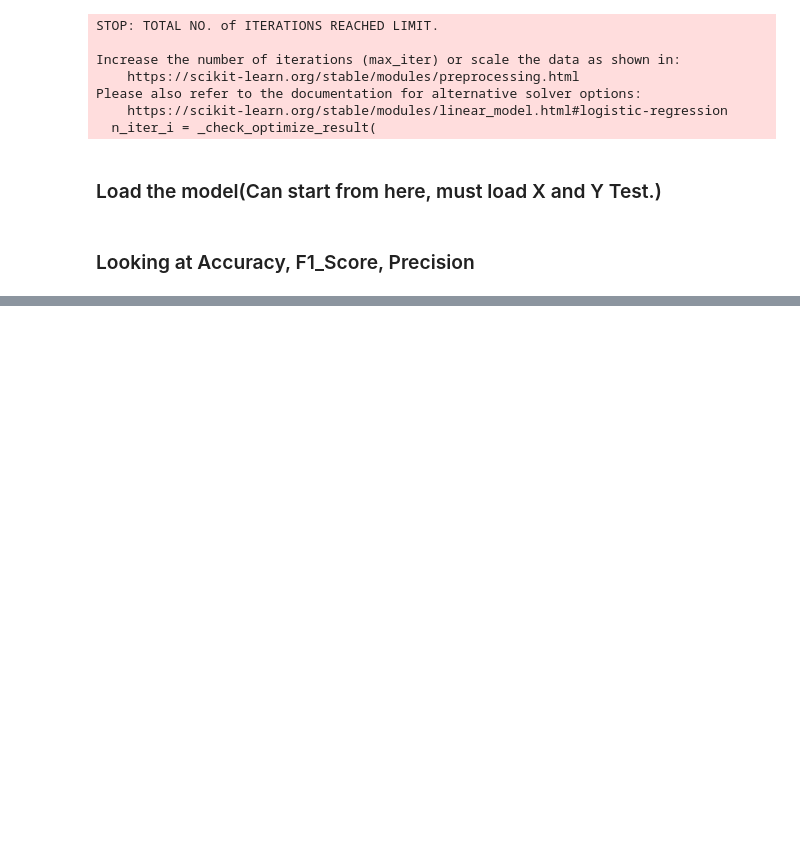
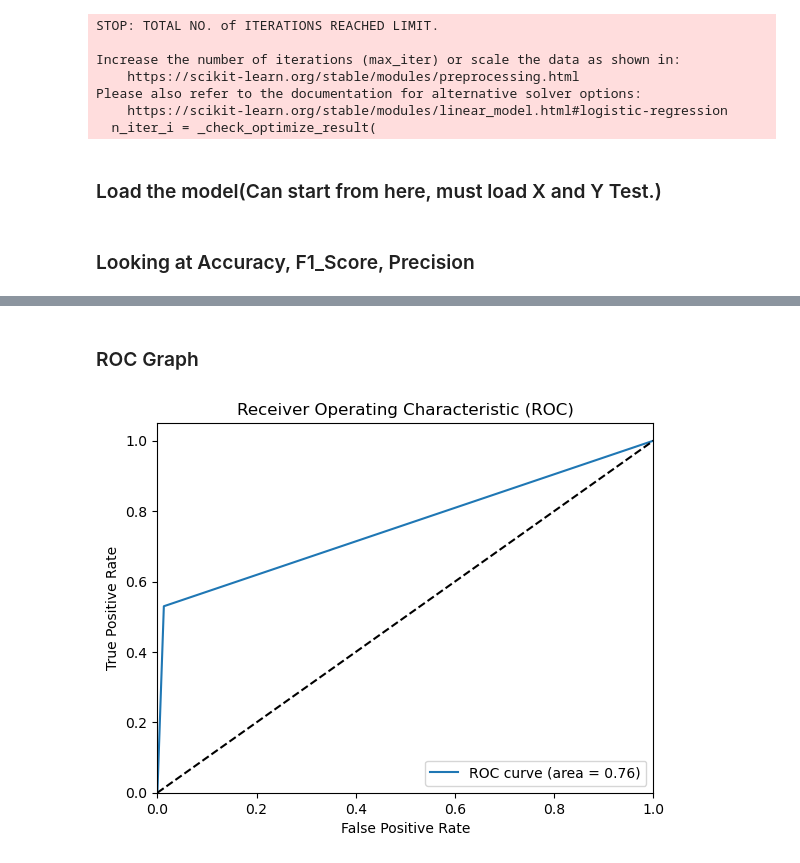
Before and after one commit to cdub-616/cyber_defense_attacks, a Jupyter notebook: LogisticRegression.ipynb, the cells around one changed output, grey strips where cells are left out. Saved outputs shown, nothing was run; the diff lists cells and outputs as text; code cells hidden in the pictures; blank space fills up the shorter version.

```diff
--- a/LogisticRegression.ipynb
+++ b/LogisticRegression.ipynb
@@ -260,0 +309,6 @@ results.head(10)
+# %% [markdown]
+### ROC Graph
+# %%
+plot_roc(LR_Predictions, Y_Test)
+# %% [output]
+[figure, added]
```
Also changed, not shown: parts of 7 cells of this notebook, 3 other files.
